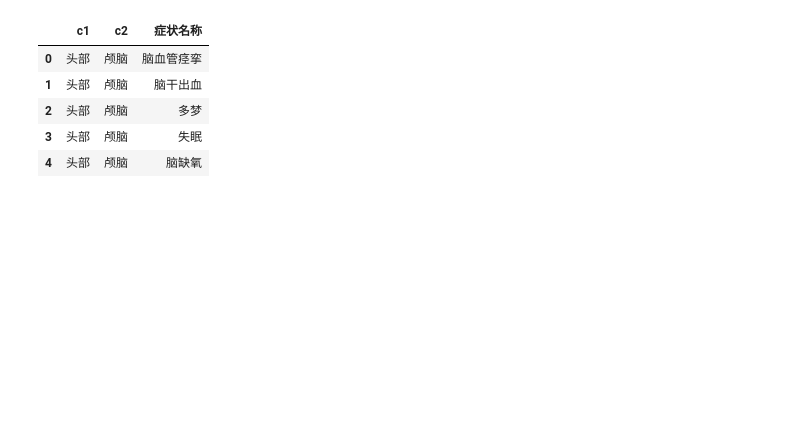
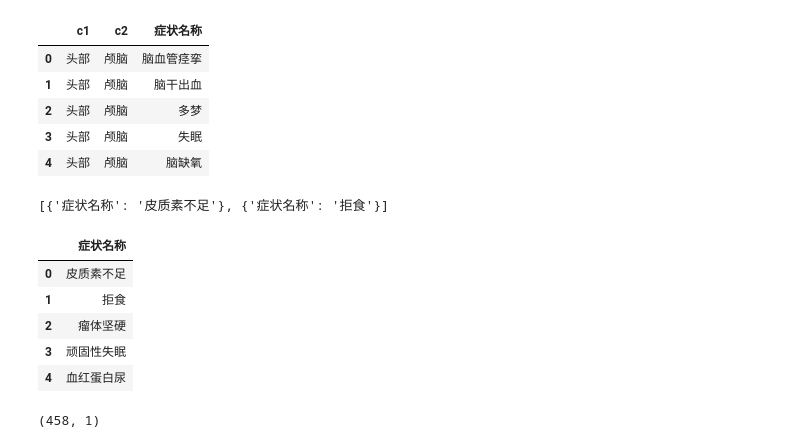
Before and after one commit to mayi140611/crawl, a Jupyter notebook: requestProj/39jiankang/整理症状列表.ipynb, the cells around one changed output. Cells and saved outputs as stored; diff of their text form; code cells hidden in the pictures; blank space fills up the shorter version.

```diff
--- a/requestProj/39jiankang/整理症状列表.ipynb
+++ b/requestProj/39jiankang/整理症状列表.ipynb
@@ -36,0 +39,9 @@ df.to_csv('zz.csv', encoding='gbk')
+# %%
+pmw = pmw()
+# %%
+zztable = pmw.get_collection('jiankang39', 'zz')
+# %%
+zzs = list(pmw.find_all(zztable,{'c2':{'$exists':False},'c1':{'$exists':False}},fieldlist=['症状名称']))
+zzs[:2]
+# %% [output]
+[{'症状名称': '皮质素不足'}, {'症状名称': '拒食'}]
@@ -36,0 +50,14 @@ df.to_csv('zz.csv', encoding='gbk')
+# %%
+df = pdw.build_df_from_dict({'症状名称':[i['症状名称'] for i in zzs]})
+df.head()
+# %% [output]
+|  | 症状名称 |
+| 0 | 皮质素不足 |
+| 1 | 拒食 |
+| 2 | 瘤体坚硬 |
+| 3 | 顽固性失眠 |
+| 4 | 血红蛋白尿 |
+# %%
+df.shape
+# %% [output]
+(458, 1)
```
Also changed, not shown: parts of 3 cells of this notebook, 5 other files.
